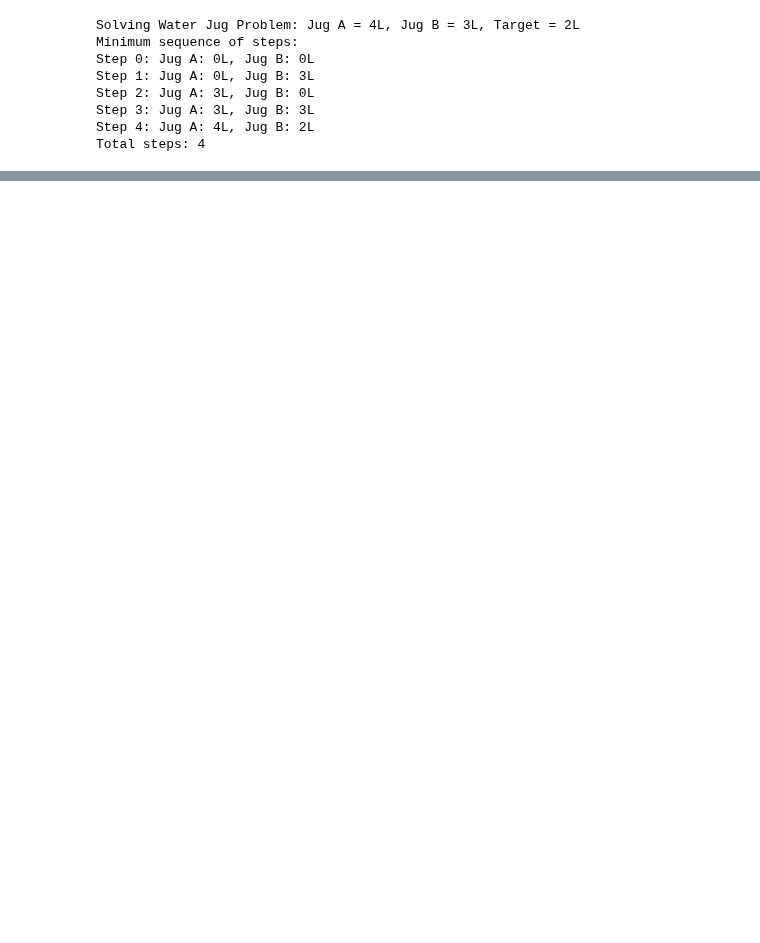
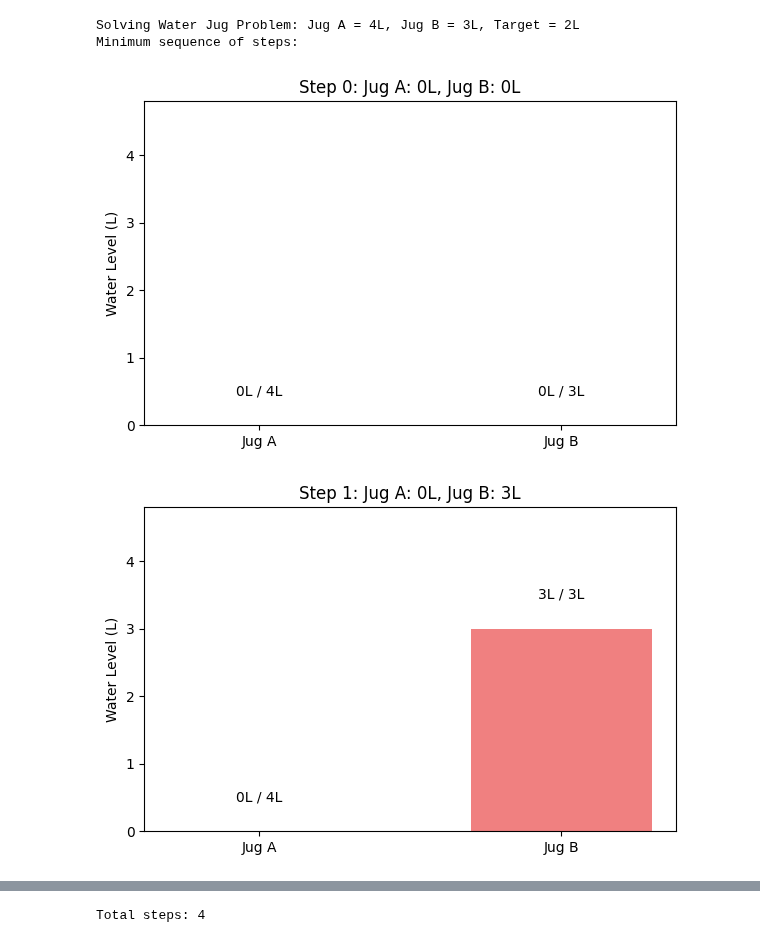
Before and after one commit to MindfulTechie-06/ai-ml-coursework, a Jupyter notebook: WaterJug_BFS.ipynb, the cells around one changed output, grey strips where cells are left out. Drawn from its saved outputs; the diff is of its cells as text; code cells hidden in the pictures; blank space fills up the shorter version.

Commit message:
feat: add Matplotlib visualizations to Water Jug BFS

```diff
--- a/WaterJug_BFS.ipynb
+++ b/WaterJug_BFS.ipynb
@@ -2,6 +2,7 @@
 <a href="https://colab.research.google.com/github/MindfulTechie-06/ai-ml-coursework/blob/main/WaterJug_BFS.ipynb" target="_parent"><img src="https://colab.research.google.com/assets/colab-badge.svg" alt="Open In Colab"/></a>
 # %%
 from collections import deque
+import matplotlib.pyplot as plt
 
 def water_jug_problem_bfs(jug_a_capacity, jug_b_capacity, target):
     """
@@ -49,37 +50,49 @@ def water_jug_problem_bfs(jug_a_capacity, jug_b_capacity, target):
 
         # 6. Pour B to A
         pour_amount = min(jug_b, jug_a_capacity - jug_a)
         next_states.append((jug_a + pour_amount, jug_b - pour_amount))
 
         for next_a, next_b in next_states:
             if (next_a, next_b) not in visited:
                 visited.add((next_a, next_b))
                 new_path = path + [(next_a, next_b)]
                 queue.append(((next_a, next_b), new_path))
 
     return None  # No solution found
 
 # Problem parameters
 jug_a_capacity = 4
 jug_b_capacity = 3
 target = 2
 
 print(f"Solving Water Jug Problem: Jug A = {jug_a_capacity}L, Jug B = {jug_b_capacity}L, Target = {target}L")
 solution_path = water_jug_problem_bfs(jug_a_capacity, jug_b_capacity, target)
 
 if solution_path:
     print("Minimum sequence of steps:")
+    max_capacity = max(jug_a_capacity, jug_b_capacity)
     for i, (a, b) in enumerate(solution_path):
-        print(f"Step {i}: Jug A: {a}L, Jug B: {b}L")
+        # Create a figure for each step
+        fig, ax = plt.subplots(figsize=(6, 4))
+        bars = ax.bar(['Jug A', 'Jug B'], [a, b], color=['skyblue', 'lightcoral'], width=0.6)
+
+        ax.set_ylim(0, max_capacity * 1.2) # Set y-limit slightly above max capacity
+        ax.set_ylabel('Water Level (L)')
+        ax.set_title(f'Step {i}: Jug A: {a}L, Jug B: {b}L')
+
+        # Add current water level and capacity text on top of bars
+        for bar, current_level, capacity in zip(bars, [a, b], [jug_a_capacity, jug_b_capacity]):
+            yval = bar.get_height()
+            ax.text(bar.get_x() + bar.get_width()/2, yval + 0.1 * max_capacity,
+                    f'{current_level}L / {capacity}L', ha='center', va='bottom')
+
+        plt.tight_layout()
+        plt.show()
     print(f"Total steps: {len(solution_path) - 1}") # Exclude initial state as a step
 else:
     print("No solution found for the given problem.")
 # %% [output]
 Solving Water Jug Problem: Jug A = 4L, Jug B = 3L, Target = 2L
 Minimum sequence of steps:
-Step 0: Jug A: 0L, Jug B: 0L
-Step 1: Jug A: 0L, Jug B: 3L
-Step 2: Jug A: 3L, Jug B: 0L
-Step 3: Jug A: 3L, Jug B: 3L
-Step 4: Jug A: 4L, Jug B: 2L
-Total steps: 4
+[figure, added]
+[figure, added]
@@ -85,0 +102 @@ Total steps: 4
+Total steps: 4
```
Also changed, not shown: parts of 1 cell of this notebook.
